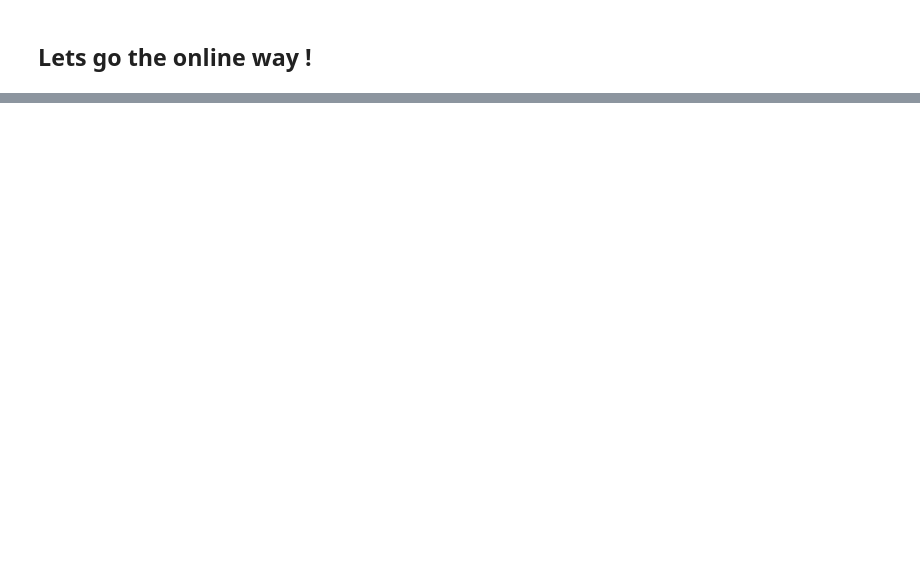
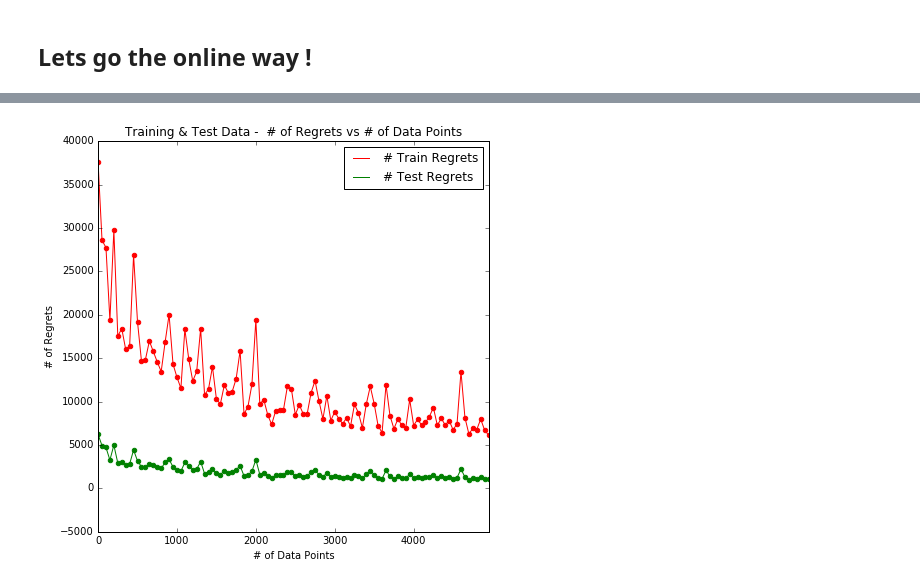
Before and after one commit to RajHarry/DeepNets, a Jupyter notebook: Online_Learning/Online_Learning_DeepNets.ipynb, the cells around one changed output, grey strips where cells are left out. Saved outputs shown, nothing was run; the diff lists cells and outputs as text; code cells hidden in the pictures; blank space fills up the shorter version.

```diff
--- a/Online_Learning/Online_Learning_DeepNets.ipynb
+++ b/Online_Learning/Online_Learning_DeepNets.ipynb
@@ -191,7 +199,7 @@ online_history = LossHistory()
 # %%
 def compute_regret(model,X,Y):
 
-    predicted_classes = model.predict_classes(X)
+    predicted_classes = model.predict_classes(X, verbose=0)
 
     correct_indices = np.nonzero(predicted_classes == Y)[0]
     incorrect_indices = np.nonzero(predicted_classes != Y)[0]
@@ -291,0 +322,17 @@ print len(incorrect_indices)
+# %%
+# train another model but this time for ech datapoint I run 3 epochs.
+
+model_online_3 = Sequential()
+model_online_3.add(Dense(512, input_shape=(784,)))
+model_online_3.add(Activation('relu')) # An "activation" is just a non-linear function applied to the output
+                              # of the layer above. Here, with a "rectified linear unit",
+                              # we clamp all values below 0 to 0.
+
+model_online_3.add(Dropout(0.2))   # Dropout helps protect the model from memorizing or "overfitting" the training data
+model_online_3.add(Dense(512))
+model_online_3.add(Activation('relu'))
+model_online_3.add(Dropout(0.2))
+model_online_3.add(Dense(10))
+model_online_3.add(Activation('softmax'))
+# %%
+model_online_3.compile(loss='categorical_crossentropy', optimizer='adam')
@@ -291,0 +393,28 @@ print len(incorrect_indices)
+# %%
+plt.figure(5)
+
+X_vals = [i for i in xrange(0,no_of_samples,REGRET_CHECKPOINT)]
+
+Train_regrets = [len(val[1]) for val in train_regret_list]
+Test_regrets = [len(val[1]) for val in test_regret_list]
+
+
+axes = plt.gca()
+x_min = X_vals[0]
+x_max = X_vals[-1]+1
+axes.set_xlim([x_min,x_max])
+
+plt.scatter(X_vals, Train_regrets, color='r')
+plt.plot(X_vals, Train_regrets, color='r', label='# Train Regrets')
+
+plt.scatter(X_vals, Test_regrets, color='g')
+plt.plot(X_vals, Test_regrets, color='g', label='# Test Regrets')
+
+plt.xlabel('# of Data Points')
+plt.ylabel('# of Regrets')
+plt.title('Training & Test Data -  # of Regrets vs # of Data Points')
+plt.legend()
+
+plt.show()
+# %% [output]
+[figure, added]
```
Also changed, not shown: parts of 33 cells of this notebook.
